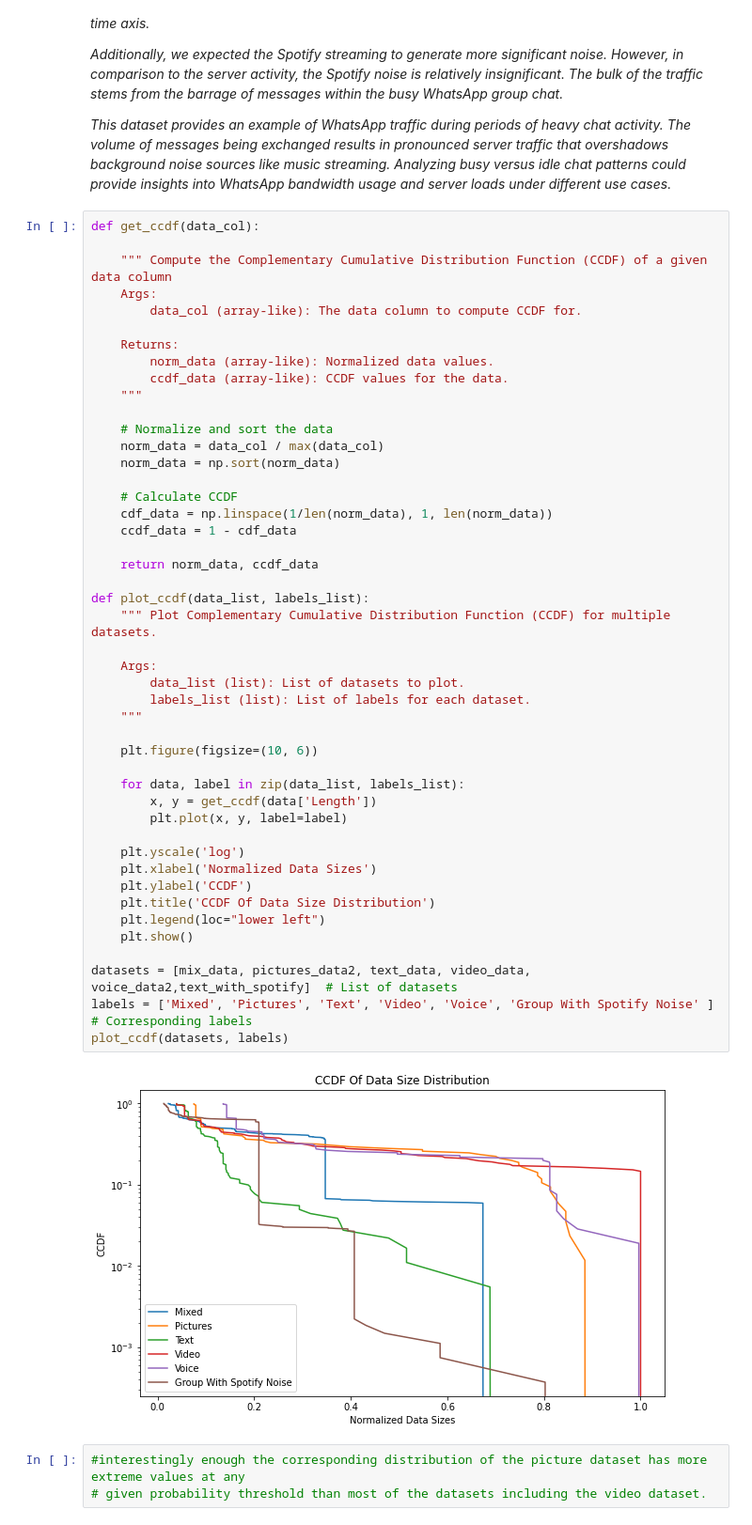
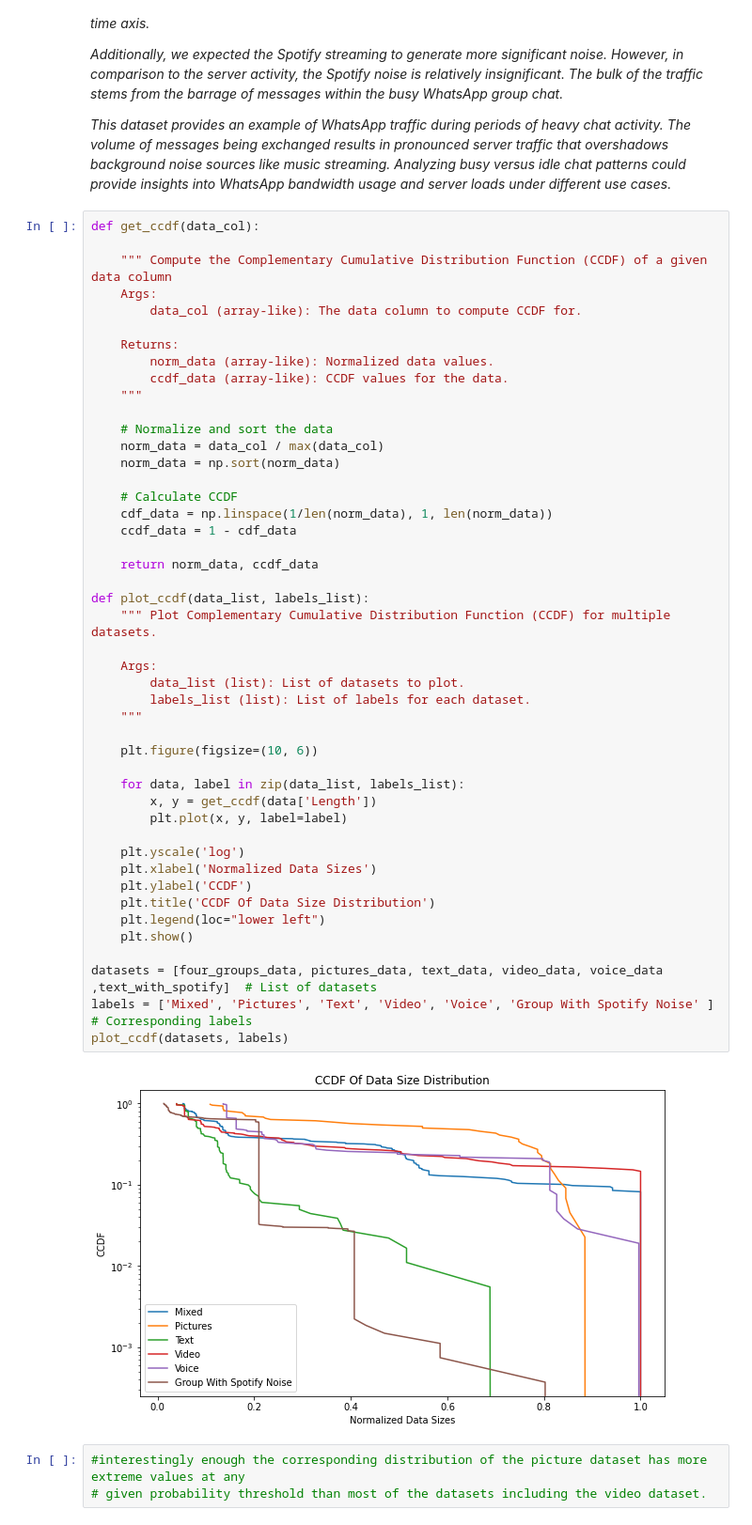
Before and after one commit to NoaAmichai/Computer_networks_final_project, a Jupyter notebook: src/project.ipynb, the cells around one changed output. Shown at 94% size. Drawn from its saved outputs; the diff is of its cells as text.

```diff
--- a/src/project.ipynb
+++ b/src/project.ipynb
@@ -586,35 +586,35 @@ def get_ccdf(data_col):
     # Calculate CCDF
     cdf_data = np.linspace(1/len(norm_data), 1, len(norm_data))
     ccdf_data = 1 - cdf_data
 
     return norm_data, ccdf_data
 
 def plot_ccdf(data_list, labels_list):
     """ Plot Complementary Cumulative Distribution Function (CCDF) for multiple datasets.
 
     Args:
         data_list (list): List of datasets to plot.
         labels_list (list): List of labels for each dataset.
     """
 
     plt.figure(figsize=(10, 6))
 
     for data, label in zip(data_list, labels_list):
         x, y = get_ccdf(data['Length'])
         plt.plot(x, y, label=label)
 
     plt.yscale('log')
     plt.xlabel('Normalized Data Sizes')
     plt.ylabel('CCDF')
     plt.title('CCDF Of Data Size Distribution')
     plt.legend(loc="lower left")
     plt.show()
 
-datasets = [mix_data, pictures_data2, text_data, video_data, voice_data2,text_with_spotify]  # List of datasets
+datasets = [four_groups_data, pictures_data, text_data, video_data, voice_data ,text_with_spotify]  # List of datasets
 labels = ['Mixed', 'Pictures', 'Text', 'Video', 'Voice', 'Group With Spotify Noise' ]  # Corresponding labels
 plot_ccdf(datasets, labels)
 # %% [output]
-[figure, old version]
+[figure, new version]
 # %%
 #interestingly enough the corresponding distribution of the picture dataset has more extreme values at any
 # given probability threshold than most of the datasets including the video dataset.
```
Also changed, not shown: parts of 23 cells of this notebook.
